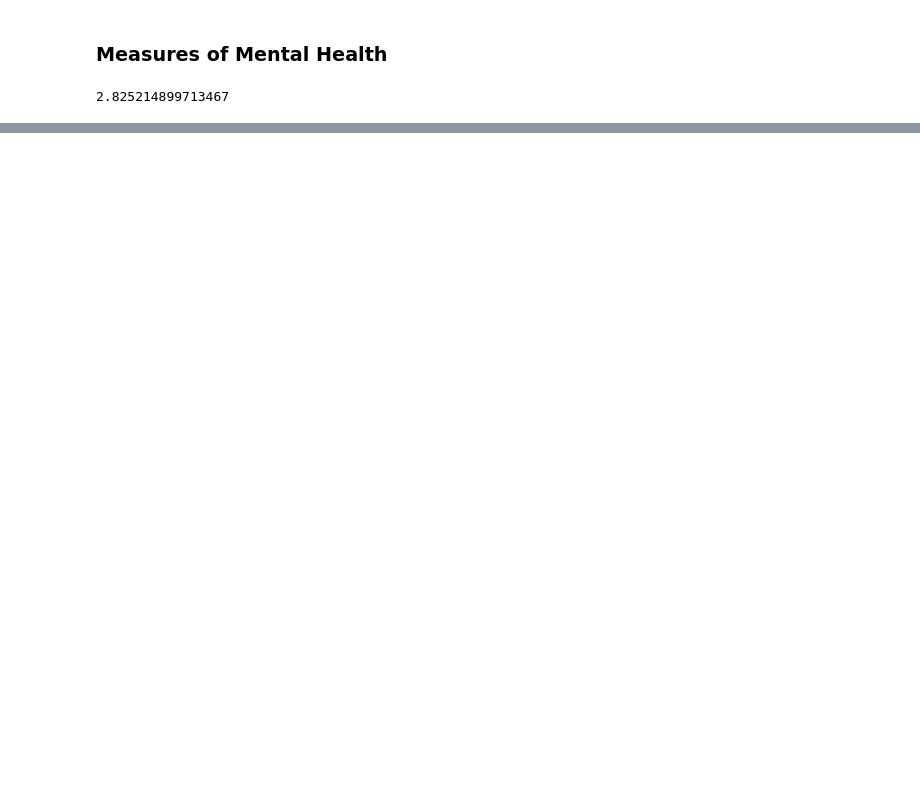
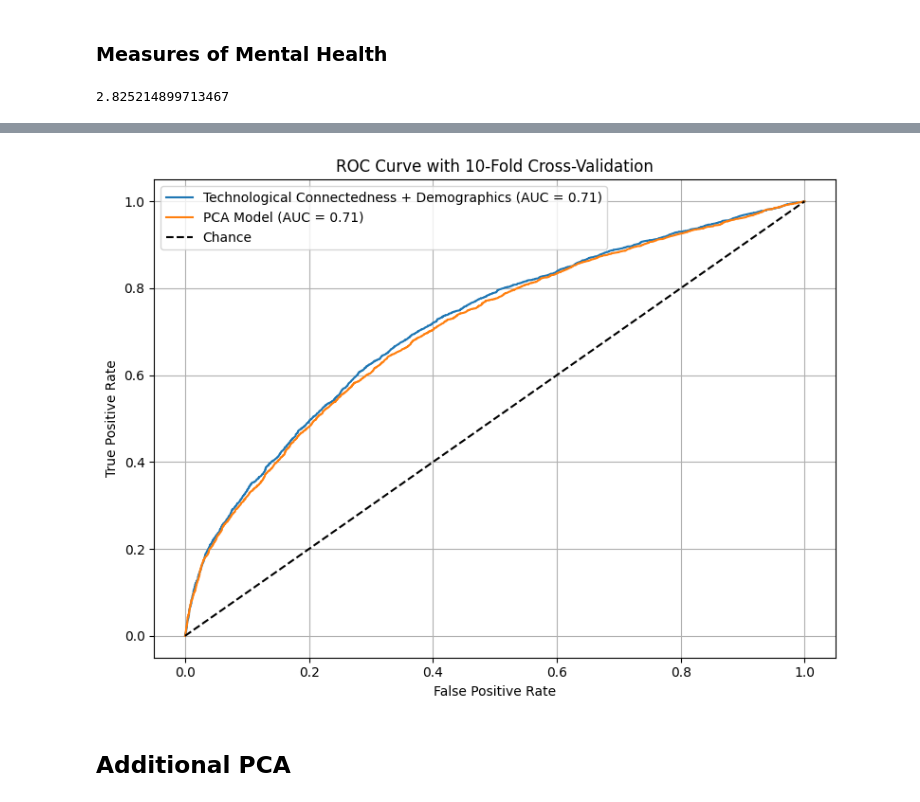
Before and after one commit to amyjxtan/Youth-Mental-Health, a Jupyter notebook: Youth_Mental_Health.ipynb, the cells around one changed output, grey strips where cells are left out. Saved outputs shown, nothing was run; the diff lists cells and outputs as text; code cells hidden in the pictures; blank space fills up the shorter version.

```diff
--- a/Youth_Mental_Health.ipynb
+++ b/Youth_Mental_Health.ipynb
@@ -302,0 +613,66 @@ plt.show()
+# %%
+import numpy as np
+import pandas as pd
+from sklearn.preprocessing import StandardScaler
+from sklearn.decomposition import PCA
+from sklearn.model_selection import StratifiedKFold, cross_val_predict
+from sklearn.linear_model import LogisticRegression
+from sklearn.metrics import roc_curve, auc
+import matplotlib.pyplot as plt
+import seaborn as sns
+
+# Standardize the features
+scaler = StandardScaler()
+
+# Define feature columns
+feature_cols = ['social_media', 'physical_activity', 'cyberbully', 'age', 'sex']
+X_dem = df_cleaned[feature_cols]
+X_scaled = scaler.fit_transform(X_dem)
+
+# Apply PCA and reduce dimensions to 3
+pca = PCA(n_components=2)
+X_pca = pca.fit_transform(X_scaled)
+
+# Define your target variable (make sure 'y' and 'y_dem' are defined)
+y = df_cleaned.sad_hopeless
+y_dem = df_cleaned.sad_hopeless  # Assuming this is your target for the demographic data model
+
+# Set cross-validation to k=10
+cv = StratifiedKFold(n_splits=10, shuffle=True, random_state=1231)
+
+# Generate CV predicted probabilities for the demographic model
+social_media_dem = cross_val_predict(
+    LogisticRegression(max_iter=1000),  # same structure as top3_mod
+    X_dem, y_dem, cv=cv, method='predict_proba'
+)[:, 1]
+
+# Generate CV predicted probabilities for the PCA model
+social_media_pca = cross_val_predict(
+    LogisticRegression(max_iter=1000),  # PCA-based model
+    X_pca, y, cv=cv, method='predict_proba'
+)[:, 1]
+
+# ROC and area under curve for each model
+fprdem, tprdem, _ = roc_curve(y_dem, social_media_dem)
+fprpca, tprpca, _ = roc_curve(y, social_media_pca)
+
+aucdem = auc(fprdem, tprdem)
+auc_pca = auc(fprpca, tprpca)
+
+# Plot ROC curves for all three models
+plt.figure(figsize=(8, 6))
+plt.plot(fprdem, tprdem, label=f'Technological Connectedness + Demographics (AUC = {aucdem:.2f})')
+plt.plot(fprpca, tprpca, label=f'PCA Model (AUC = {auc_pca:.2f})')
+plt.plot([0, 1], [0, 1], 'k--', label='Chance')
+plt.xlabel('False Positive Rate')
+plt.ylabel('True Positive Rate')
+plt.title('ROC Curve with 10-Fold Cross-Validation')
+plt.legend()
+plt.grid(True)
+plt.tight_layout()
+plt.savefig("ROC.png")
+plt.show()
+# %% [output]
+[figure, added]
+# %% [markdown]
+## Additional PCA
```
Also changed, not shown: parts of 34 cells of this notebook.
